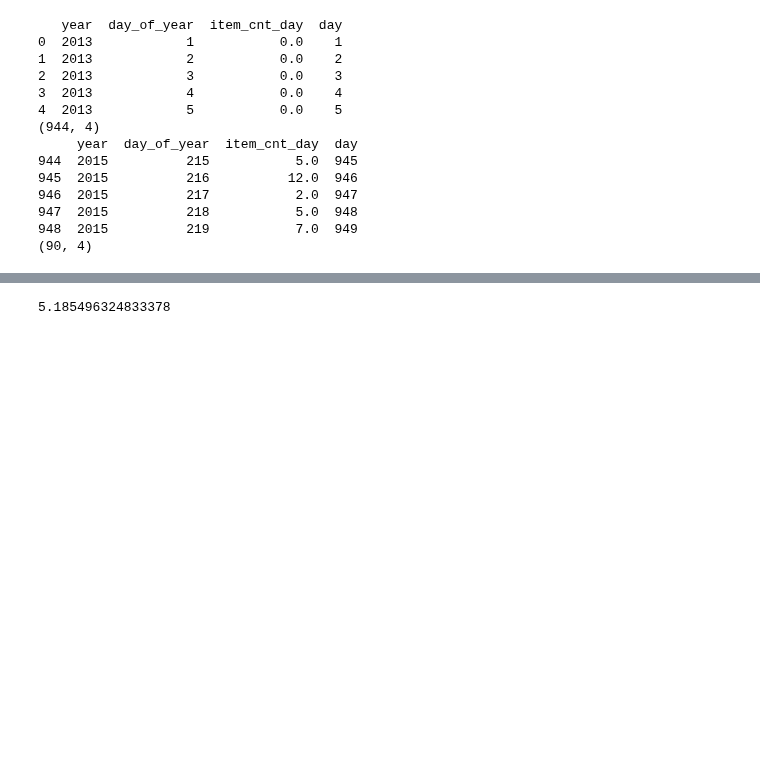
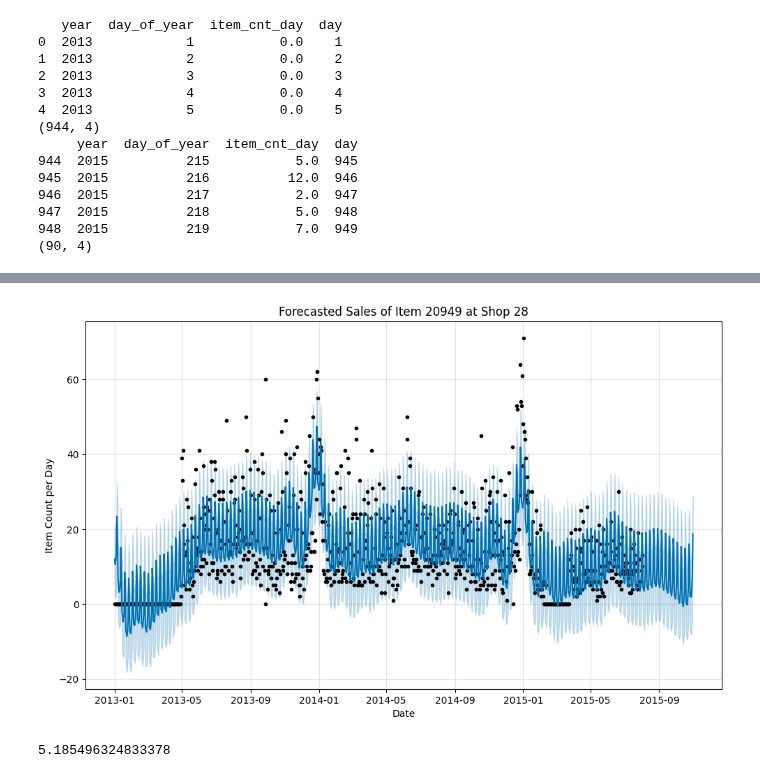
Before and after one commit to saurav1066/KaggleProjects, a Jupyter notebook: Predict future sales/predict.ipynb, the cells around one changed output, grey strips where cells are left out. Cells and saved outputs as stored; diff of their text form; code cells hidden in the pictures; blank space fills up the shorter version.

Commit message:
Prediction with facebook prophet model

```diff
--- a/Predict future sales/predict.ipynb
+++ b/Predict future sales/predict.ipynb
@@ -319,3 +319,8 @@ print(test.shape)
 947  2015          218           5.0  948
 948  2015          219           7.0  949
 (90, 4)
+# %%
+# use the day of year and year columns to create a date column
+train['date'] = pd.to_datetime(train['year'].astype(str) + '-' + train['day_of_year'].astype(str), format='%Y-%j')
+test['date'] = pd.to_datetime(test['year'].astype(str) + '-' + test['day_of_year'].astype(str), format='%Y-%j')
+train.head()
@@ -321,0 +344,11 @@ print(test.shape)
+# %%
+# using fb prophet to predict the sales of the product
+from prophet import Prophet
+
+# Create a new DataFrame for Prophet model
+train_prophet = train[['date', 'item_cnt_day']]
+train_prophet.columns = ['ds', 'y']
+
+# Instantiate the Prophet model and fit it to the data
+model = Prophet()
+model
@@ -321,0 +357,3 @@ print(test.shape)
+# %%
+# predict the future sales of the productt
+model.fit(train_prophet)
@@ -321,0 +364,6 @@ print(test.shape)
+# %%
+
+# forecast the future sales for next 90 days
+future = model.make_future_dataframe(periods=90)
+forecast = model.predict(future)
+forecast[['ds', 'yhat', 'yhat_lower', 'yhat_upper']].tail()
@@ -322 +377,10 @@ print(test.shape)
+# %%
+# plot the forecasted sales
+fig = model.plot(forecast)
+plt.title('Forecasted Sales of Item 20949 at Shop 28')
+plt.xlabel('Date')
+plt.ylabel('Item Count per Day')
+plt.show()
+# %% [output]
+[figure, added]
 # %%
```
Also changed, not shown: parts of 8 cells of this notebook.
